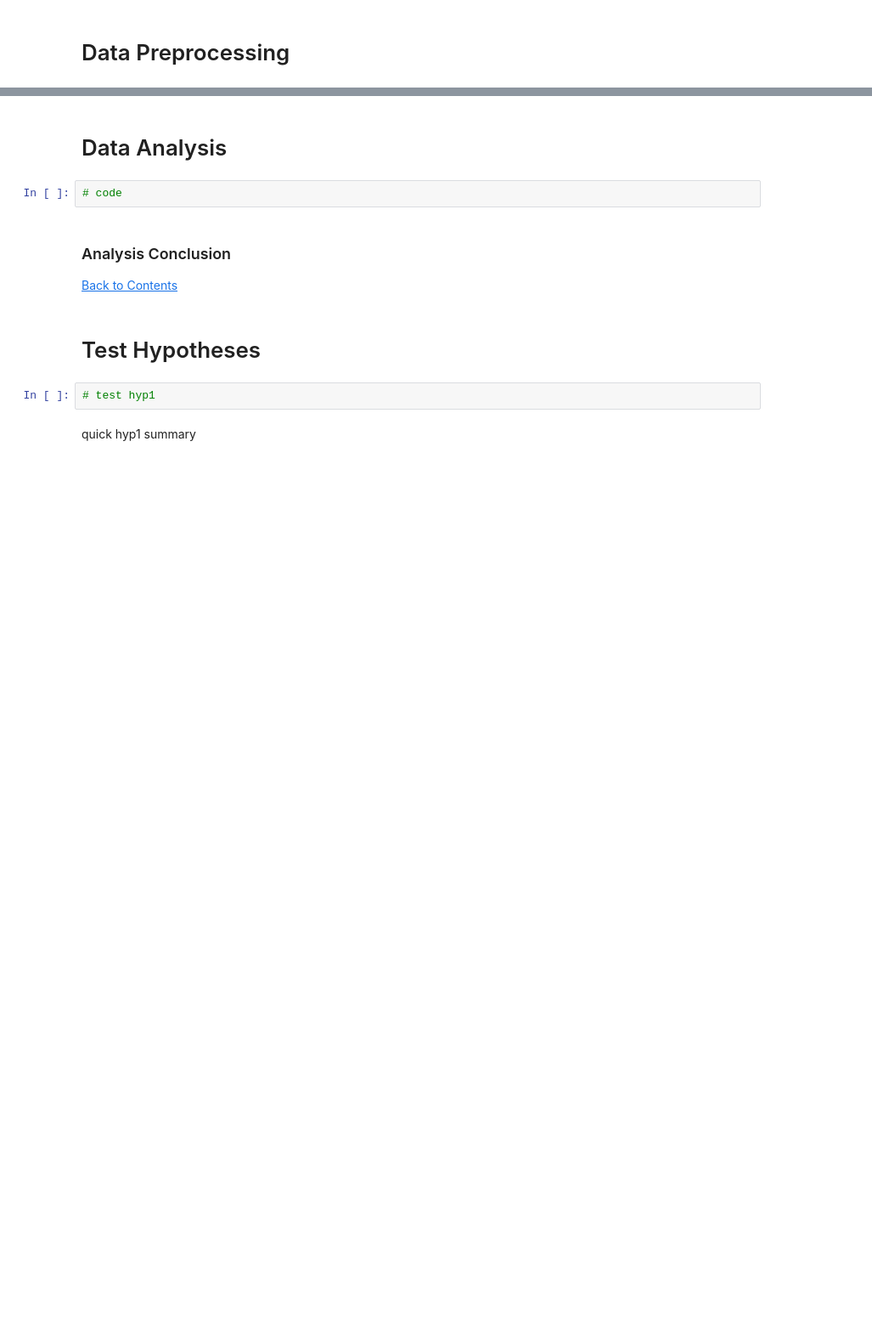
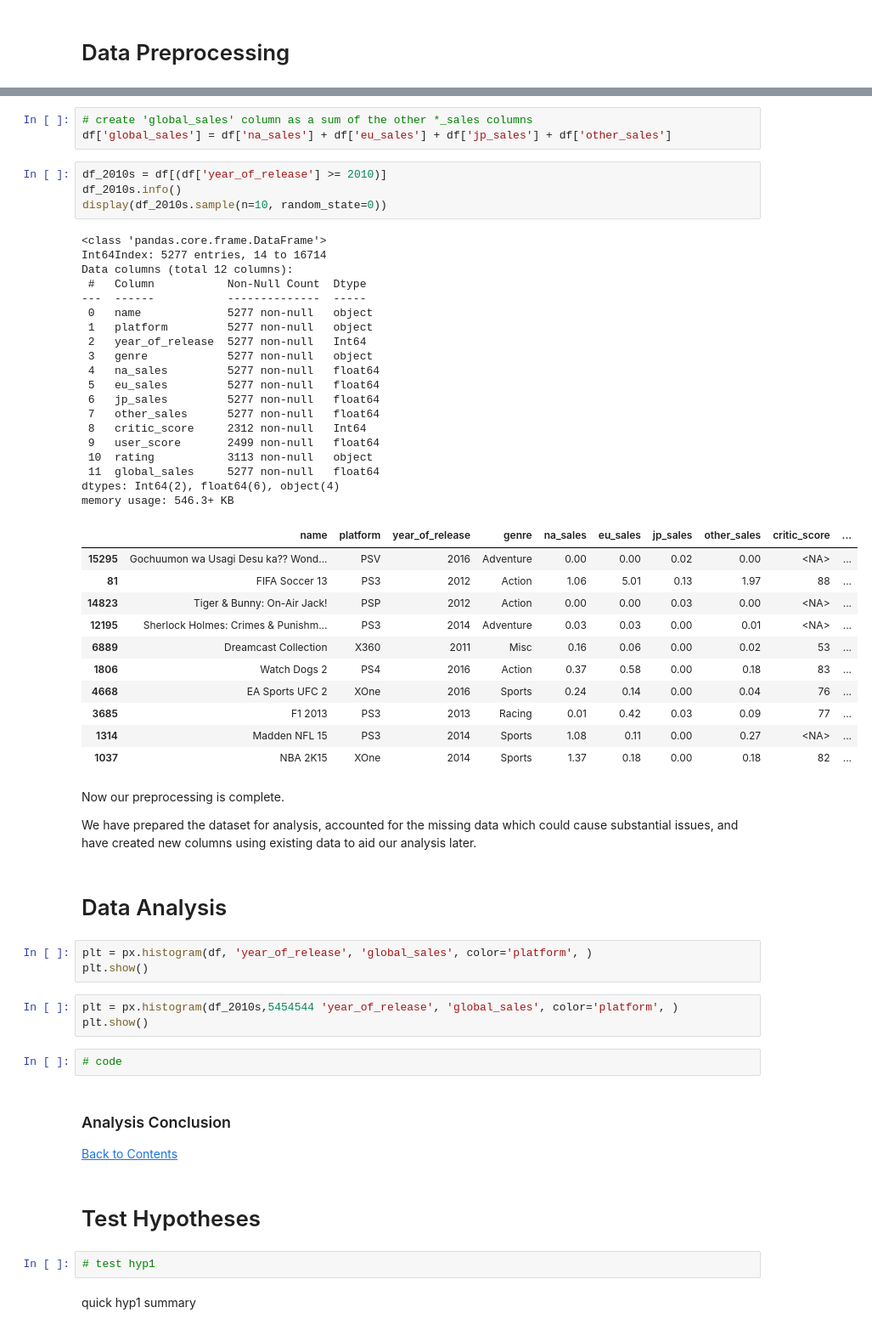
Before and after one commit to hamalizer/2017_game_sales_outlook, a Jupyter notebook: 2017_game_sales_outlook.ipynb, the cells around one changed output, grey strips where cells are left out. Shown at 85% size. Drawn from its saved outputs; the diff is of its cells as text; blank space fills up the shorter version.

Commit message:
preprocessing

```diff
--- a/2017_game_sales_outlook.ipynb
+++ b/2017_game_sales_outlook.ipynb
@@ -102,5 +221,53 @@ preprocessing conclusion
+# %%
+# create 'global_sales' column as a sum of the other *_sales columns
+df['global_sales'] = df['na_sales'] + df['eu_sales'] + df['jp_sales'] + df['other_sales']
+# %%
+df_2010s = df[(df['year_of_release'] >= 2010)]
+df_2010s.info()
+display(df_2010s.sample(n=10, random_state=0))
+# %% [output]
+<class 'pandas.core.frame.DataFrame'>
+Int64Index: 5277 entries, 14 to 16714
+Data columns (total 12 columns):
+ #   Column           Non-Null Count  Dtype
+---  ------           --------------  -----
+ 0   name             5277 non-null   object
+ 1   platform         5277 non-null   object
+ 2   year_of_release  5277 non-null   Int64
+ 3   genre            5277 non-null   object
+ 4   na_sales         5277 non-null   float64
+ 5   eu_sales         5277 non-null   float64
+ 6   jp_sales         5277 non-null   float64
+ 7   other_sales      5277 non-null   float64
+ 8   critic_score     2312 non-null   Int64
+ 9   user_score       2499 non-null   float64
+ 10  rating           3113 non-null   object
+ 11  global_sales     5277 non-null   float64
+dtypes: Int64(2), float64(6), object(4)
+memory usage: 546.3+ KB
+|  | name | platform | year_of_release | genre | na_sales | eu_sales | jp_sales | other_sales | critic_score | ... |
+| 15295 | Gochuumon wa Usagi Desu ka?? Wond... | PSV | 2016 | Adventure | 0.00 | 0.00 | 0.02 | 0.00 | <NA> | ... |
+| 81 | FIFA Soccer 13 | PS3 | 2012 | Action | 1.06 | 5.01 | 0.13 | 1.97 | 88 | ... |
+| 14823 | Tiger & Bunny: On-Air Jack! | PSP | 2012 | Action | 0.00 | 0.00 | 0.03 | 0.00 | <NA> | ... |
+| 12195 | Sherlock Holmes: Crimes & Punishm... | PS3 | 2014 | Adventure | 0.03 | 0.03 | 0.00 | 0.01 | <NA> | ... |
+| 6889 | Dreamcast Collection | X360 | 2011 | Misc | 0.16 | 0.06 | 0.00 | 0.02 | 53 | ... |
+| 1806 | Watch Dogs 2 | PS4 | 2016 | Action | 0.37 | 0.58 | 0.00 | 0.18 | 83 | ... |
+| 4668 | EA Sports UFC 2 | XOne | 2016 | Sports | 0.24 | 0.14 | 0.00 | 0.04 | 76 | ... |
+| 3685 | F1 2013 | PS3 | 2013 | Racing | 0.01 | 0.42 | 0.03 | 0.09 | 77 | ... |
+| 1314 | Madden NFL 15 | PS3 | 2014 | Sports | 1.08 | 0.11 | 0.00 | 0.27 | <NA> | ... |
+| 1037 | NBA 2K15 | XOne | 2014 | Sports | 1.37 | 0.18 | 0.00 | 0.18 | 82 | ... |
+# %% [markdown]
+Now our preprocessing is complete.
+
+We have prepared the dataset for analysis, accounted for the missing data which could cause substantial issues, and have created new columns using existing data to aid our analysis later.
 # %% [markdown]
 # Data Analysis  <a id='analysis'></a>
+# %%
+plt = px.histogram(df, 'year_of_release', 'global_sales', color='platform', )
+plt.show()
+# %%
+plt = px.histogram(df_2010s,5454544 'year_of_release', 'global_sales', color='platform', )
+plt.show()
 # %%
 # code
 # %% [markdown]
```
Also changed, not shown: parts of 16 cells of this notebook.
